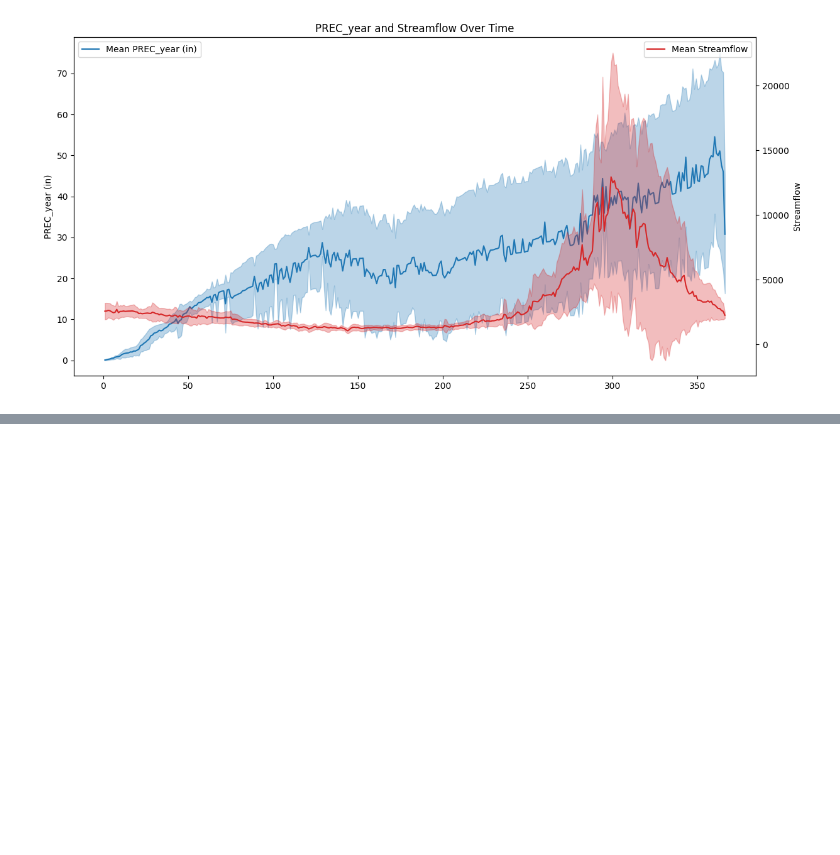
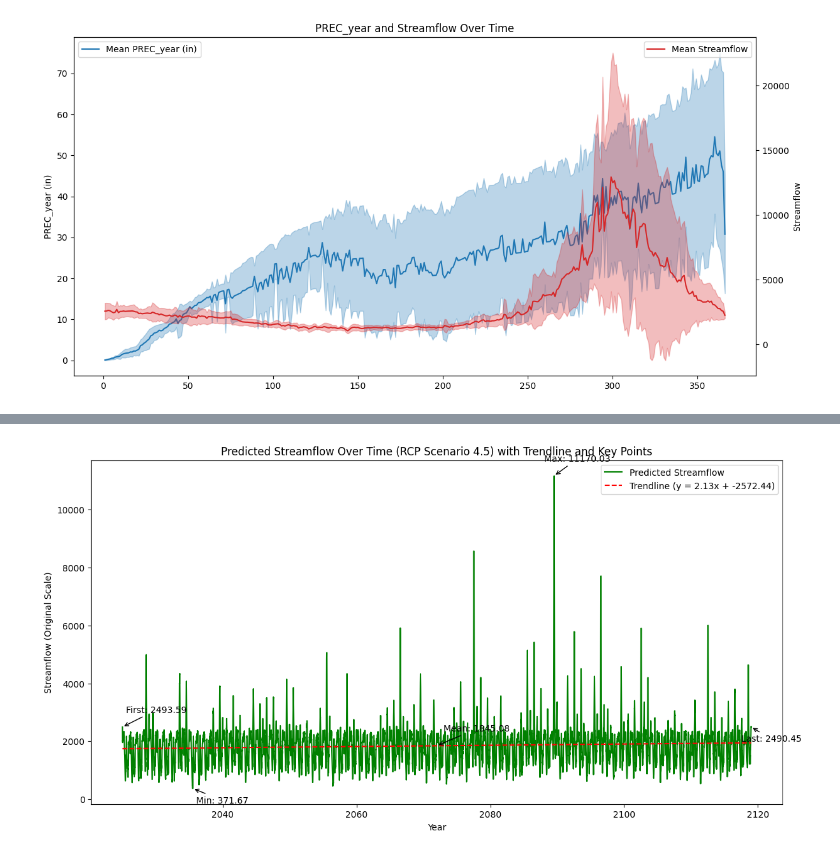
Before and after one commit to garrettwflowers/colorado-riverflow-prediction, a Jupyter notebook: temp_prec_explore.ipynb, the cells around one changed output, grey strips where cells are left out. Cells and saved outputs as stored; diff of their text form; code cells hidden in the pictures; blank space fills up the shorter version.

```diff
--- a/temp_prec_explore.ipynb
+++ b/temp_prec_explore.ipynb
@@ -328,0 +256,16 @@ display(X_train, X_test)
+# %%
+df_model = df.copy()
+
+df_model = df_model.asfreq('D')
+df_model = df_model.drop(columns=['year', 'DOY'])
+df_model['DOY'] = df_model.index.dayofyear # re-create DOY
+
+# feature engineering
+df_model['sin_DOY'] = np.sin(2 * np.pi * df_model['DOY'] / 365)
+df_model['cos_DOY'] = np.cos(2 * np.pi * df_model['DOY'] / 365)
+df_model['is_missing'] = df_model.isna().any(axis=1).astype(int)
+df_model = df_model.fillna(0)
+df_model = df_model[['TAVG', 'PREC_year', 'sin_DOY', 'cos_DOY', 'is_missing', 'streamflow']]
+display(df_model)
+
+df_model.to_csv('data/streamflow_prediction_tavg_prec.csv')
@@ -368,0 +527,63 @@ KeyboardInterrupt:
+# %%
+import numpy as np
+import matplotlib.pyplot as plt
+from sklearn.linear_model import LinearRegression
+
+# Reshape the years for linear regression
+years_reshaped = np.array(years).reshape(-1, 1)
+
+# Fit a linear regression model to the predictions
+linear_regressor = LinearRegression()
+linear_regressor.fit(years_reshaped, predictions_rescaled)
+
+# Predict trendline values
+trendline = linear_regressor.predict(years_reshaped)
+
+# Get regression equation parameters
+slope = linear_regressor.coef_[0]
+intercept = linear_regressor.intercept_
+equation = f"y = {slope:.2f}x + {intercept:.2f}"
+
+# Identify key points
+first_year, first_streamflow = years[0], predictions_rescaled[0]
+last_year, last_streamflow = years[-1], predictions_rescaled[-1]
+min_streamflow_idx = np.argmin(predictions_rescaled)
+max_streamflow_idx = np.argmax(predictions_rescaled)
+min_year, min_streamflow = years[min_streamflow_idx], predictions_rescaled[min_streamflow_idx]
+max_year, max_streamflow = years[max_streamflow_idx], predictions_rescaled[max_streamflow_idx]
+mean_streamflow = np.mean(predictions_rescaled)
+
+# Plot the predictions with the trendline
+plt.figure(figsize=(14, 7))
+plt.plot(years, predictions_rescaled, label='Predicted Streamflow', color='green')
+plt.plot(years, trendline, label=f'Trendline ({equation})', color='red', linestyle='--')
+
+# Add data callouts
+plt.annotate(f'First: {first_streamflow:.2f}', xy=(first_year, first_streamflow),
+             xytext=(first_year + 0.5, first_streamflow + 500),
+             arrowprops=dict(facecolor='black', arrowstyle='->'), fontsize=10)
+
+plt.annotate(f'Last: {last_streamflow:.2f}', xy=(last_year, last_streamflow),
+             xytext=(last_year - 1.5, last_streamflow - 500),
+             arrowprops=dict(facecolor='black', arrowstyle='->'), fontsize=10)
+
+plt.annotate(f'Min: {min_streamflow:.2f}', xy=(min_year, min_streamflow),
+             xytext=(min_year + 0.5, min_streamflow - 500),
+             arrowprops=dict(facecolor='blue', arrowstyle='->'), fontsize=10)
+
+plt.annotate(f'Max: {max_streamflow:.2f}', xy=(max_year, max_streamflow),
+             xytext=(max_year - 1.5, max_streamflow + 500),
+             arrowprops=dict(facecolor='blue', arrowstyle='->'), fontsize=10)
+
+plt.annotate(f'Mean: {mean_streamflow:.2f}', xy=(years[len(years) // 2], mean_streamflow),
+             xytext=(years[len(years) // 2] + 1, mean_streamflow + 500),
+             arrowprops=dict(facecolor='purple', arrowstyle='->'), fontsize=10)
+
+# Add labels and title
+plt.xlabel('Year')
+plt.ylabel('Streamflow (Original Scale)')
+plt.title('Predicted Streamflow Over Time (RCP Scenario 4.5) with Trendline and Key Points')
+plt.legend()
+plt.show()
+# %% [output]
+[figure, added]
```
Also changed, not shown: parts of 22 cells of this notebook, 14 other files.
